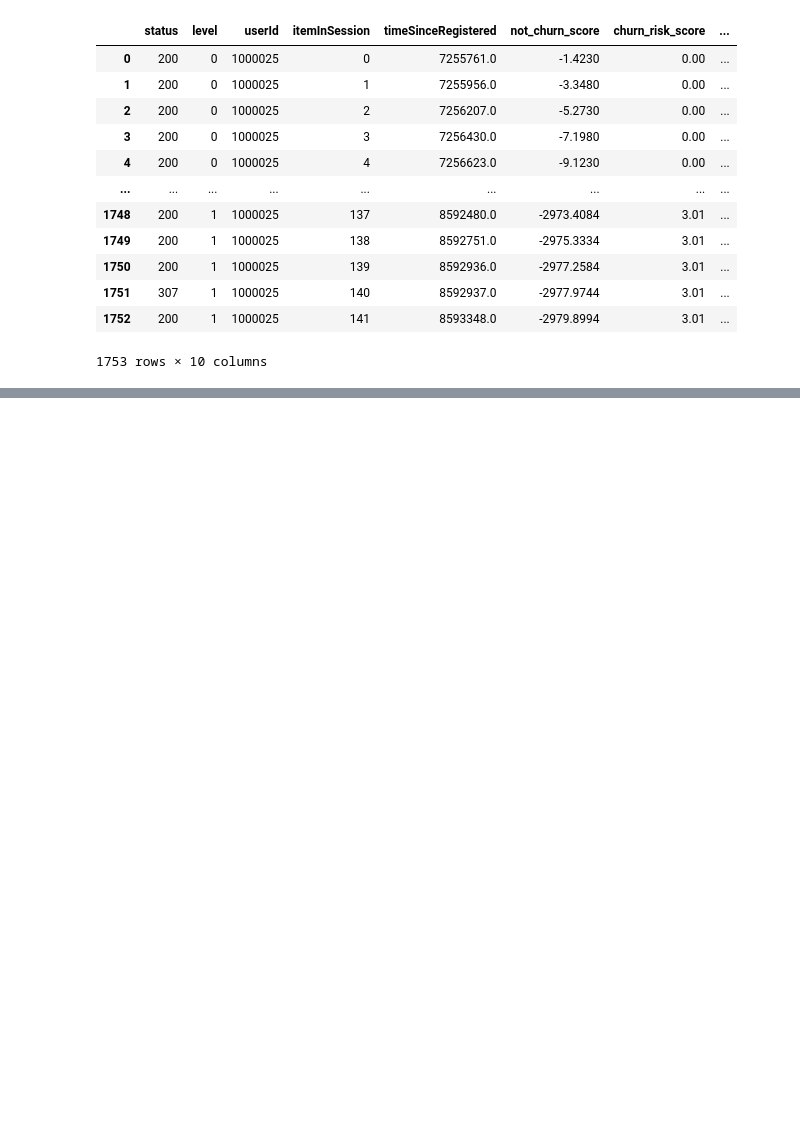
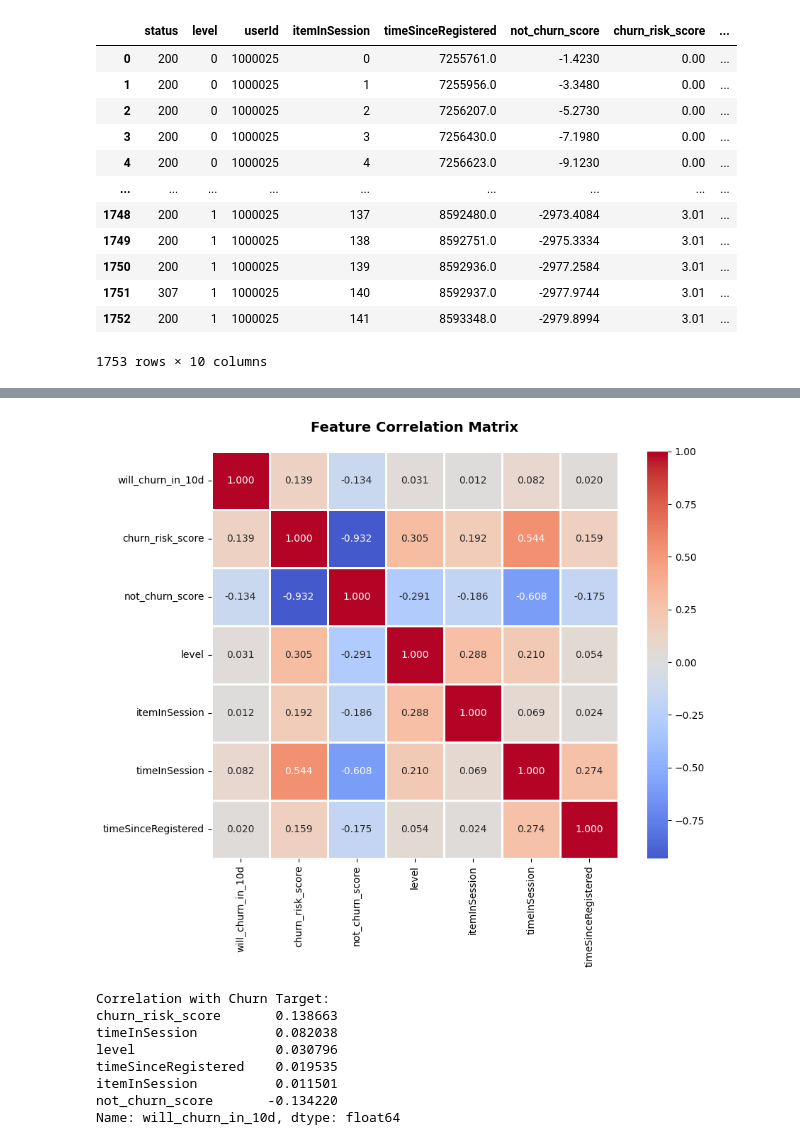
Before and after one commit to MaximeDespreaux/Churn_Prediction_Project, a Jupyter notebook: main_notebook.ipynb, the cells around one changed output, grey strips where cells are left out. Cells and saved outputs as stored; diff of their text form; code cells hidden in the pictures; blank space fills up the shorter version.

```diff
--- a/main_notebook.ipynb
+++ b/main_notebook.ipynb
@@ -414,0 +1073,30 @@ print("Decision Tree CV Macro F1 Scores:", tree_scores)
+# %%
+# === CORRELATION ANALYSIS ===
+
+# Feature correlations with churn
+correlation_features = ['will_churn_in_10d', 'churn_risk_score', 'not_churn_score',
+                        'level', 'itemInSession', 'timeInSession', 'timeSinceRegistered']
+
+correlation_matrix = df_train[correlation_features].corr()
+
+plt.figure(figsize=(10, 8))
+sns.heatmap(correlation_matrix, annot=True, fmt='.3f', cmap='coolwarm',
+            center=0, square=True, linewidths=1)
+plt.title('Feature Correlation Matrix', fontsize=14, fontweight='bold', pad=20)
+plt.tight_layout()
+plt.show()
+
+# Correlation with target
+target_corr = correlation_matrix['will_churn_in_10d'].drop('will_churn_in_10d').sort_values(ascending=False)
+print("\nCorrelation with Churn Target:")
+print(target_corr)
+# %% [output]
+[figure, added]
+Correlation with Churn Target:
+churn_risk_score       0.138663
+timeInSession          0.082038
+level                  0.030796
+timeSinceRegistered    0.019535
+itemInSession          0.011501
+not_churn_score       -0.134220
+Name: will_churn_in_10d, dtype: float64
```
Also changed, not shown: parts of 14 cells of this notebook, 15 other files.
